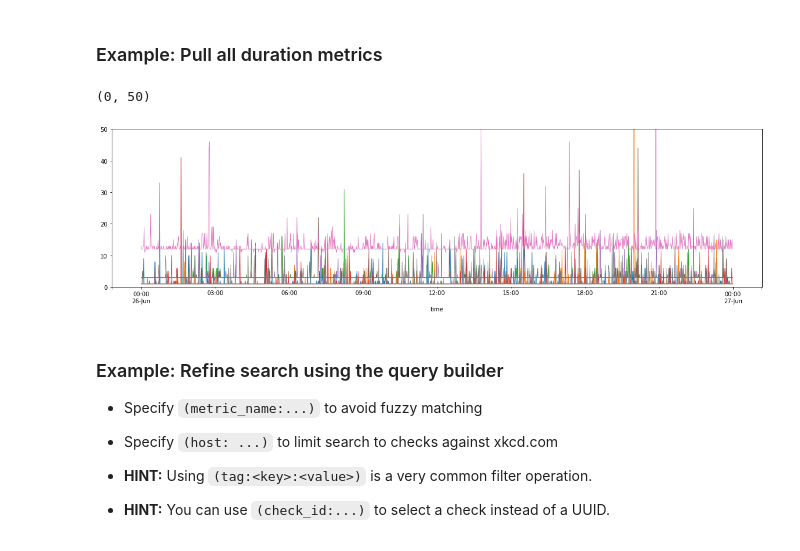
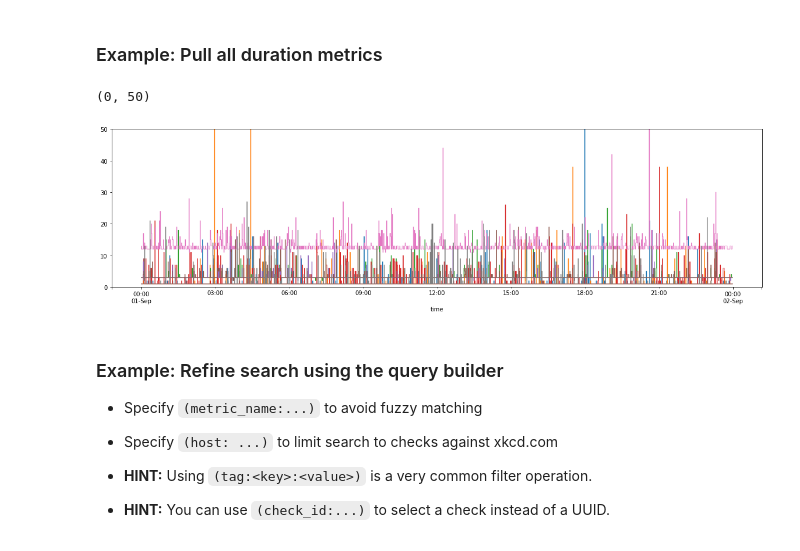
Before and after one commit to circonus-labs/caql-examples, a Jupyter notebook: 2. Getting data into CAQL.ipynb, the cells around one changed output. Saved outputs shown, nothing was run; the diff lists cells and outputs as text; code cells hidden in the pictures.

```diff
--- a/2. Getting data into CAQL.ipynb
+++ b/2. Getting data into CAQL.ipynb
@@ -56,14 +56,14 @@ The search:* function allows you to realize the following work flow:
 # %%
 # 1. Pull all duration metrics https://demo.circonus.com/checks/metrics?search=duration
 # 2. Plot:
 caql_plot('demo','''
 
-search:metric:average( "(host:xkcd.com)(metric:duration)" )
+search:metric:average( "(host:xkcd.com) (metric:duration)" )
 
-''', datetime(2018,6,26), 60, 60*24).set_ylim(0,50)
+''', datetime(2018,9,1), 60, 60*24).set_ylim(0,50)
 # %% [output]
 (0, 50)
-[figure, old version]
+[figure, new version]
 # %% [markdown]
 ### Example: Refine search using the query builder
 
```
Also changed, not shown: parts of 5 cells of this notebook, 7 other files.
